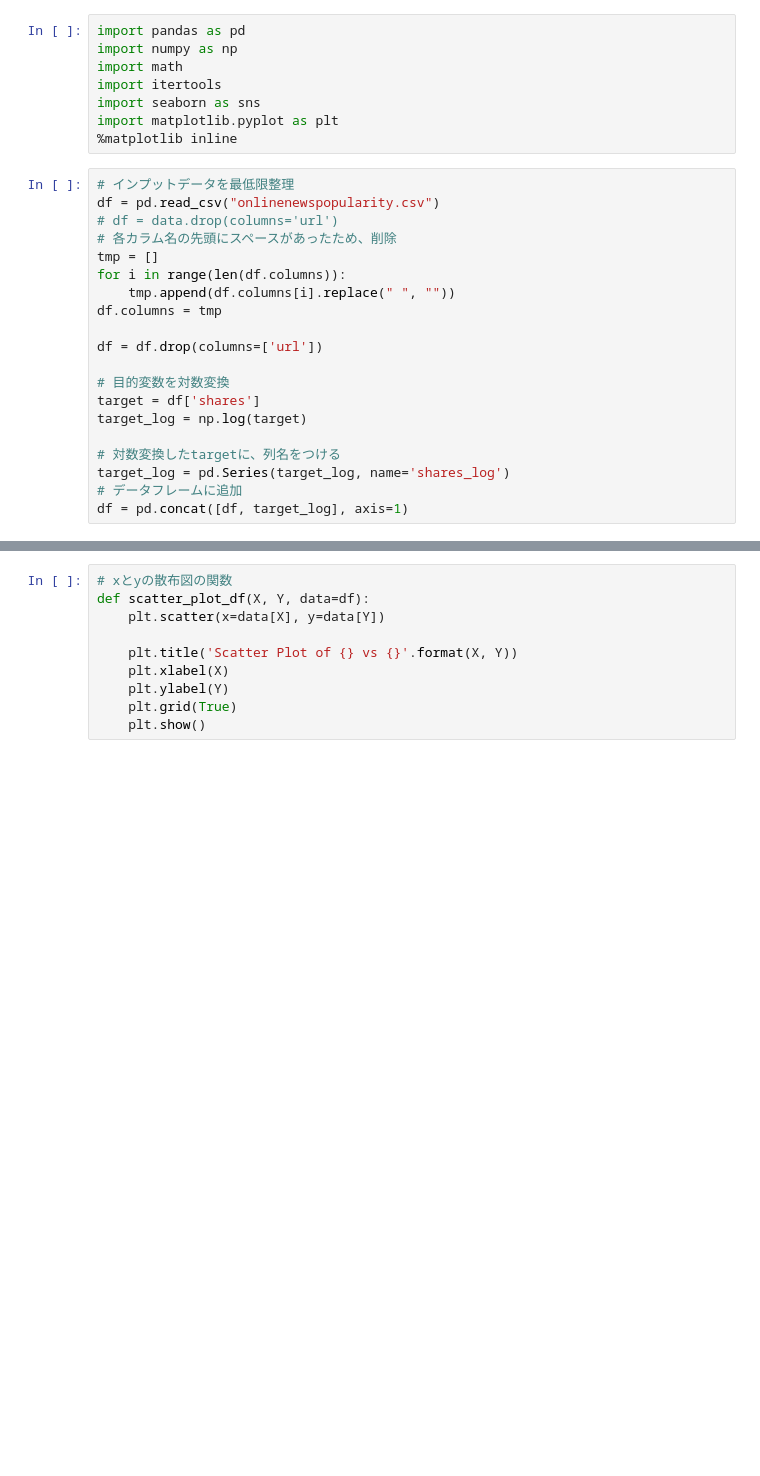
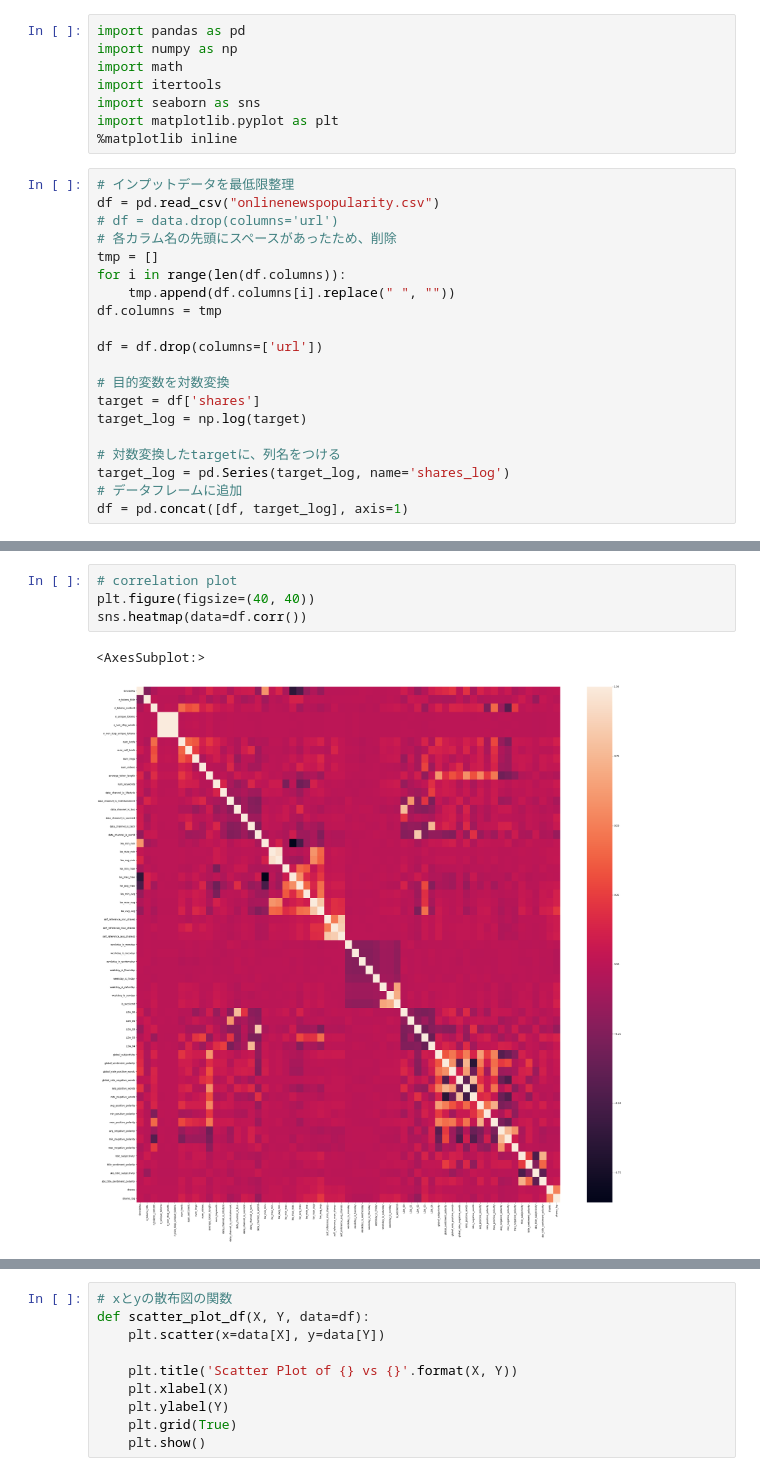
Before and after one commit to risingjiro/OnlineNews, a Jupyter notebook: analysis.ipynb, the cells around one changed output, grey strips where cells are left out. Saved outputs shown, nothing was run; the diff lists cells and outputs as text; blank space fills up the shorter version.

```diff
--- a/analysis.ipynb
+++ b/analysis.ipynb
@@ -73,0 +82,7 @@ channels
+# %%
+# correlation plot
+plt.figure(figsize=(40, 40))
+sns.heatmap(data=df.corr())
+# %% [output]
+<AxesSubplot:>
+[figure, added]
```
Also changed, not shown: parts of 11 cells of this notebook.
